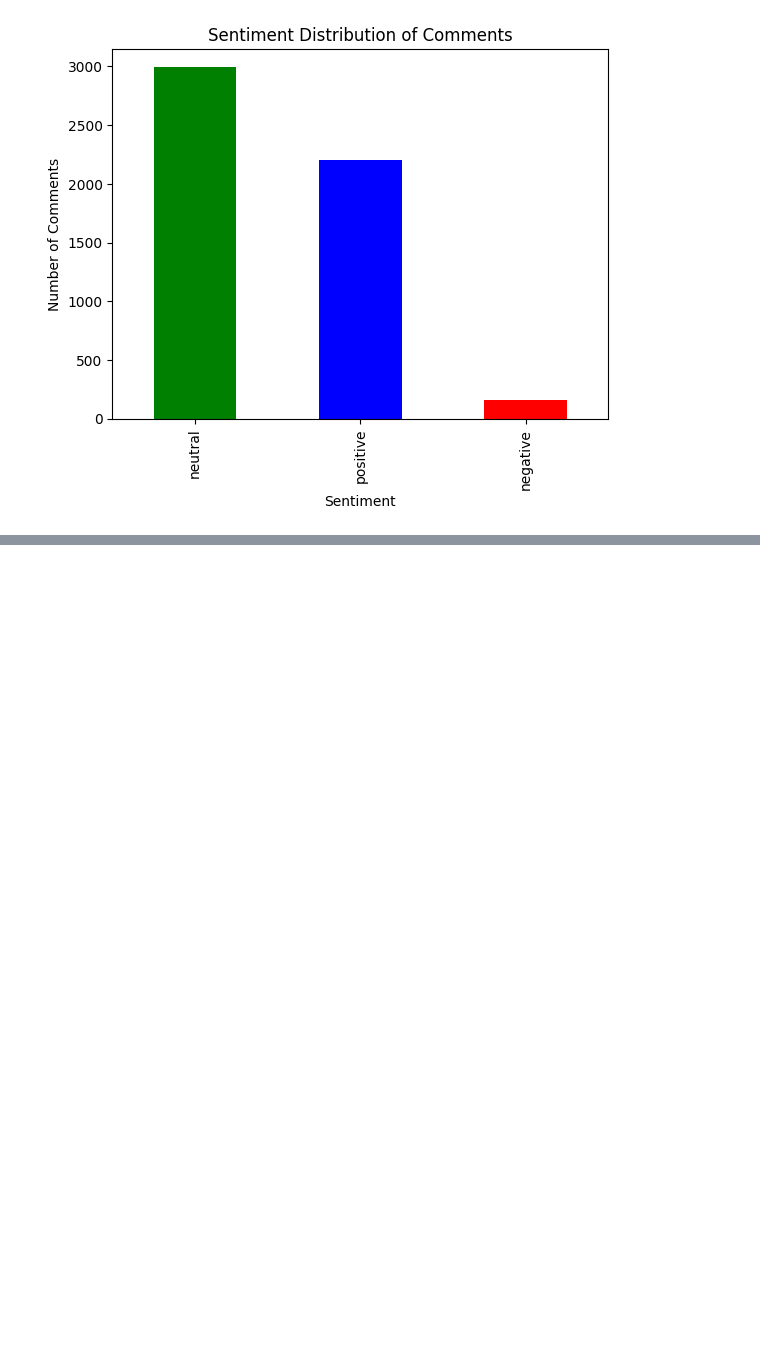
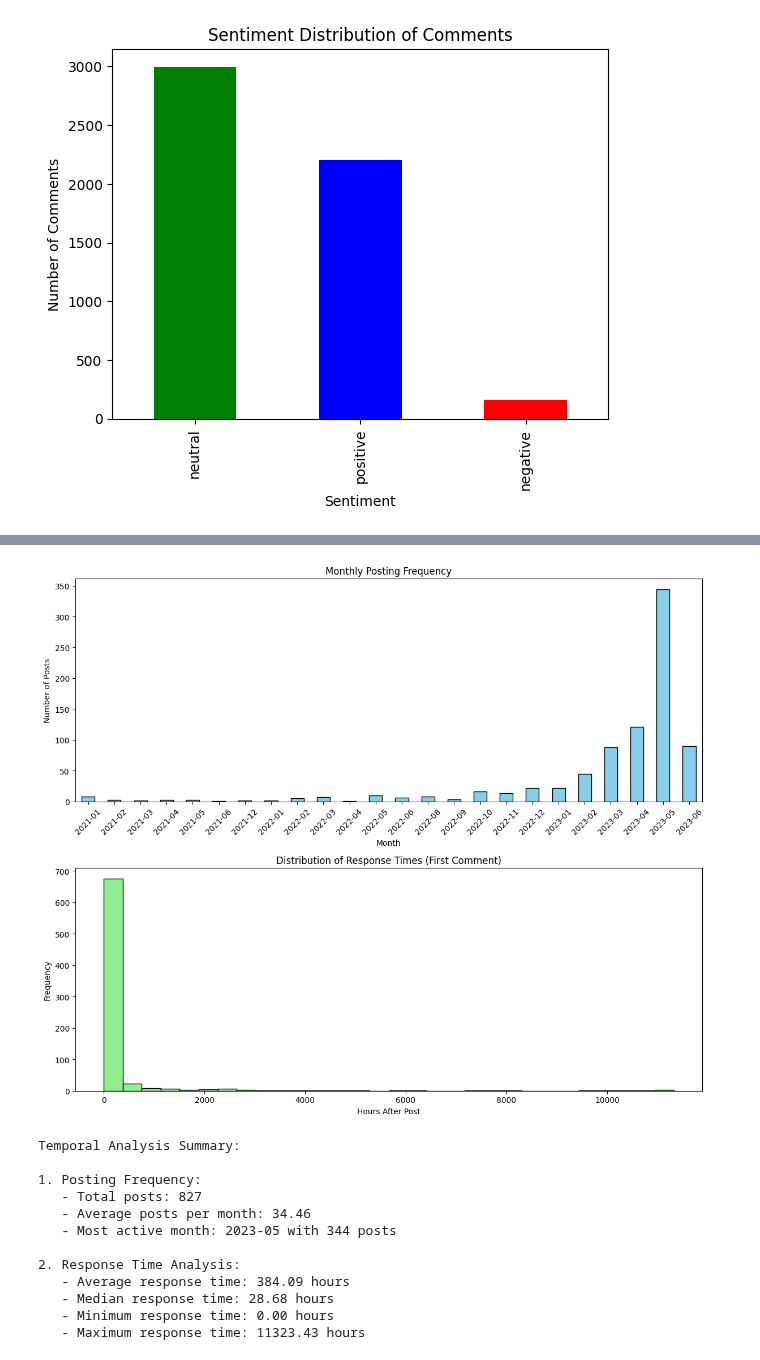
Before and after one commit to 23092003e/A-Fashion-Recommendation-System-via-Sequence-Mining-on-Social-Media-, a Jupyter notebook: notebooks/Data_PreProcessing.ipynb, the cells around one changed output, grey strips where cells are left out. Drawn from its saved outputs; the diff is of its cells as text; code cells hidden in the pictures; blank space fills up the shorter version.

```diff
--- a/notebooks/Data_PreProcessing.ipynb
+++ b/notebooks/Data_PreProcessing.ipynb
@@ -639,0 +791,62 @@ plt.show()
+# %%
+# Convert timestamps to datetime if not already
+posts_df['timestamp'] = pd.to_datetime(posts_df['timestamp'])
+comments_df['timestamp'] = pd.to_datetime(comments_df['timestamp'])
+
+# Create figure with two subplots
+fig, (ax1, ax2) = plt.subplots(2, 1, figsize=(12, 10))
+
+# Plot 1: Posting frequency by month
+monthly_posts = posts_df.groupby(posts_df['timestamp'].dt.to_period('M')).size()
+monthly_posts.plot(kind='bar', ax=ax1, color='skyblue', edgecolor='black')
+ax1.set_title('Monthly Posting Frequency')
+ax1.set_xlabel('Month')
+ax1.set_ylabel('Number of Posts')
+ax1.tick_params(axis='x', rotation=45)
+
+# Plot 2: Average response time (time between post and first comment)
+# Calculate time difference between post and first comment for each post
+response_times = []
+for post_id in posts_df['post_id'].unique():
+    post_time = posts_df[posts_df['post_id'] == post_id]['timestamp'].iloc[0]
+    post_comments = comments_df[comments_df['post_id'] == post_id]
+    if not post_comments.empty:
+        first_comment_time = post_comments['timestamp'].min()
+        response_time = (first_comment_time - post_time).total_seconds() / 3600  # Convert to hours
+        response_times.append(response_time)
+
+# Plot response time distribution
+ax2.hist(response_times, bins=30, color='lightgreen', edgecolor='black')
+ax2.set_title('Distribution of Response Times (First Comment)')
+ax2.set_xlabel('Hours After Post')
+ax2.set_ylabel('Frequency')
+
+plt.tight_layout()
+plt.show()
+
+# Print summary statistics
+print("\nTemporal Analysis Summary:")
+print("\n1. Posting Frequency:")
+print(f"   - Total posts: {len(posts_df)}")
+print(f"   - Average posts per month: {monthly_posts.mean():.2f}")
+print(f"   - Most active month: {monthly_posts.idxmax()} with {monthly_posts.max()} posts")
+
+print("\n2. Response Time Analysis:")
+print(f"   - Average response time: {np.mean(response_times):.2f} hours")
+print(f"   - Median response time: {np.median(response_times):.2f} hours")
+print(f"   - Minimum response time: {min(response_times):.2f} hours")
+print(f"   - Maximum response time: {max(response_times):.2f} hours")
+# %% [output]
+[figure, added]
+Temporal Analysis Summary:
+
+1. Posting Frequency:
+   - Total posts: 827
+   - Average posts per month: 34.46
+   - Most active month: 2023-05 with 344 posts
+
+2. Response Time Analysis:
+   - Average response time: 384.09 hours
+   - Median response time: 28.68 hours
+   - Minimum response time: 0.00 hours
+   - Maximum response time: 11323.43 hours
```
Also changed, not shown: parts of 10 cells of this notebook, 1 other file.
